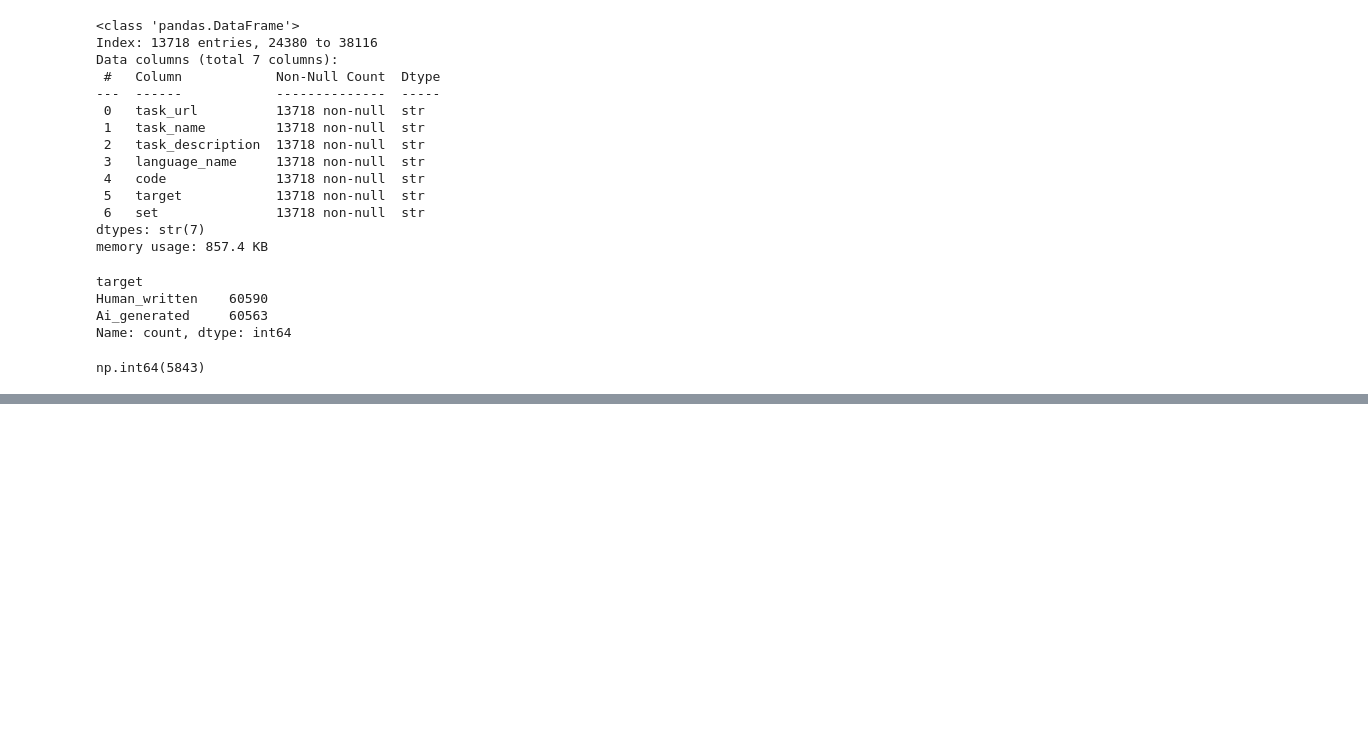
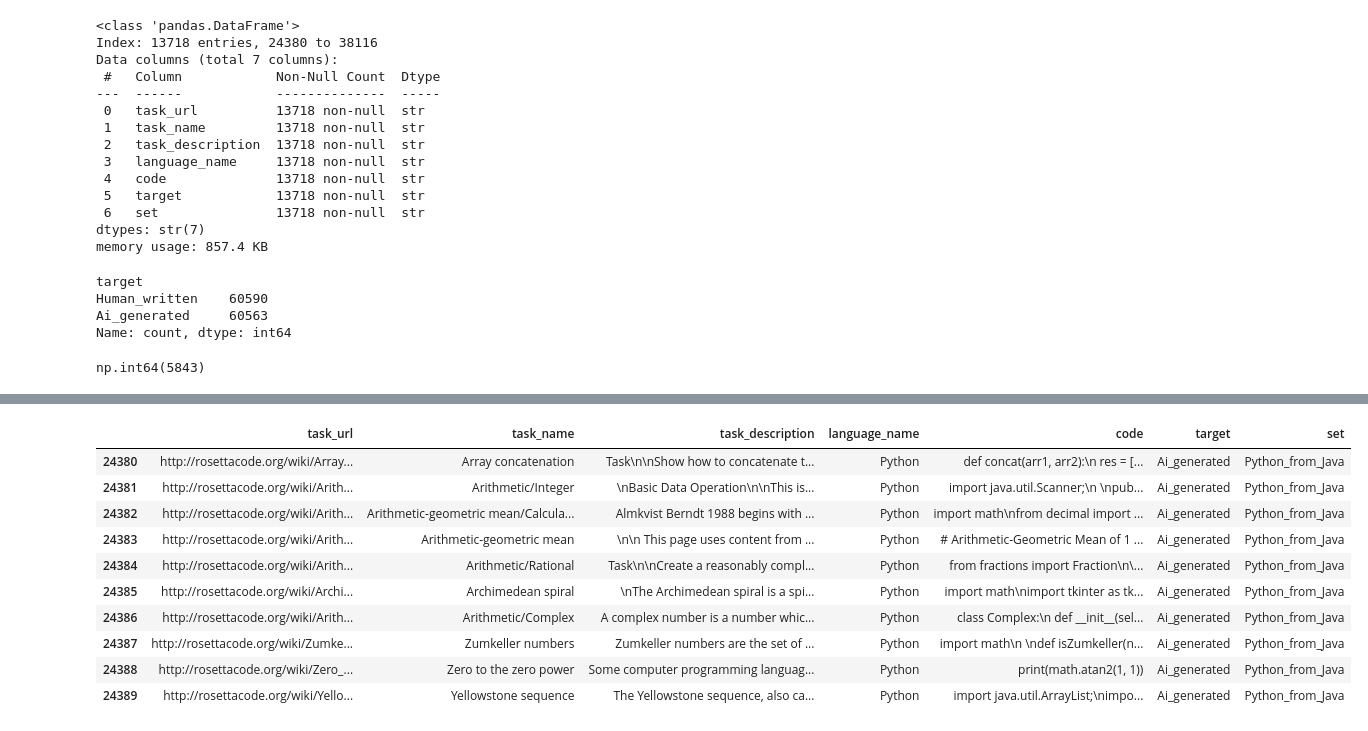
Before and after one commit to elunacado/RETO_TC3002B.201, a Jupyter notebook: EDA.ipynb, the cells around one changed output, grey strips where cells are left out. Drawn from its saved outputs; the diff is of its cells as text; code cells hidden in the pictures; blank space fills up the shorter version.

Commit message:
refactor: show df by taskname

```diff
--- a/EDA.ipynb
+++ b/EDA.ipynb
@@ -148,0 +173,2 @@ np.int64(5843)
+# %%
+df_python.drop_duplicates(subset=['code'], inplace=True)
@@ -148,0 +182,14 @@ np.int64(5843)
+# %%
+df_python.head(10)
+# %% [output]
+|  | task_url | task_name | task_description | language_name | code | target | set |
+| 24380 | http://rosettacode.org/wiki/Array... | Array concatenation | Task\n\nShow how to concatenate t... | Python | def concat(arr1, arr2):\n res = [... | Ai_generated | Python_from_Java |
+| 24381 | http://rosettacode.org/wiki/Arith... | Arithmetic/Integer | \nBasic Data Operation\n\nThis is... | Python | import java.util.Scanner;\n \npub... | Ai_generated | Python_from_Java |
+| 24382 | http://rosettacode.org/wiki/Arith... | Arithmetic-geometric mean/Calcula... | Almkvist Berndt 1988 begins with ... | Python | import math\nfrom decimal import ... | Ai_generated | Python_from_Java |
+| 24383 | http://rosettacode.org/wiki/Arith... | Arithmetic-geometric mean | \n\n This page uses content from ... | Python | # Arithmetic-Geometric Mean of 1 ... | Ai_generated | Python_from_Java |
+| 24384 | http://rosettacode.org/wiki/Arith... | Arithmetic/Rational | Task\n\nCreate a reasonably compl... | Python | from fractions import Fraction\n\... | Ai_generated | Python_from_Java |
+| 24385 | http://rosettacode.org/wiki/Archi... | Archimedean spiral | \nThe Archimedean spiral is a spi... | Python | import math\nimport tkinter as tk... | Ai_generated | Python_from_Java |
+| 24386 | http://rosettacode.org/wiki/Arith... | Arithmetic/Complex | A complex number is a number whic... | Python | class Complex:\n def __init__(sel... | Ai_generated | Python_from_Java |
+| 24387 | http://rosettacode.org/wiki/Zumke... | Zumkeller numbers | Zumkeller numbers are the set of ... | Python | import math\n \ndef isZumkeller(n... | Ai_generated | Python_from_Java |
+| 24388 | http://rosettacode.org/wiki/Zero_... | Zero to the zero power | Some computer programming languag... | Python | print(math.atan2(1, 1)) | Ai_generated | Python_from_Java |
+| 24389 | http://rosettacode.org/wiki/Yello... | Yellowstone sequence | The Yellowstone sequence, also ca... | Python | import java.util.ArrayList;\nimpo... | Ai_generated | Python_from_Java |
```
Also changed, not shown: parts of 4 cells of this notebook.
